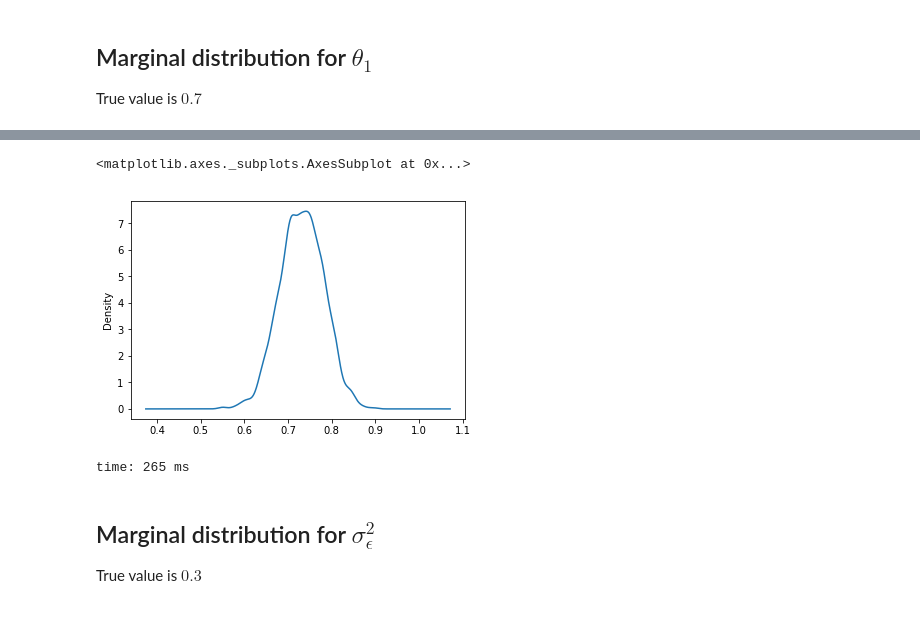
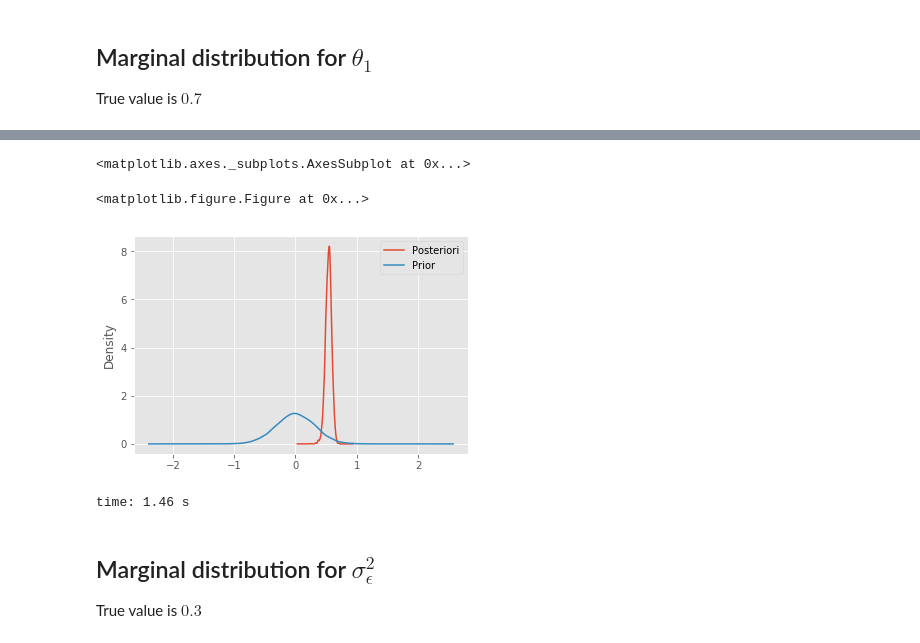
Before and after one commit to pedrobraz1990/BayesianEconometrics, a Jupyter notebook: FinalPaper.ipynb, the cells around one changed output, grey strips where cells are left out. Saved outputs shown, nothing was run; the diff lists cells and outputs as text; code cells hidden in the pictures.

```diff
--- a/FinalPaper.ipynb
+++ b/FinalPaper.ipynb
@@ -333,14 +337,21 @@ $$\sigma^2_\omega \sim \chi_2(1)$$
 def posterior(theta,priorMeans, priorVariances):
 
     i=0
-    temp = norm.pdf(theta[i],priorMeans[i],priorVariances[i])
+    priors = []
+    priors.append(norm.pdf(theta[i],priorMeans[i],priorVariances[i]))
+    priors.append(chi2.pdf(theta[1],1))
+    priors.append(chi2.pdf(theta[2],1))
+    priors.append(chi2.pdf(theta[3],1))
+
+
+    temp = priors[i]
     for i in range(1,3+1):
-        temp *= chi2.pdf(theta[i],1)
+        temp *= priors[i]
 
     ll = wrapper(theta)
 
 
 #     ll *= 10e-200
 #     print(ll)
-    return ll * temp
+    return {'post' : ll * temp, 'priors' : np.array(priors)}
 # %% [output]
@@ -392,19 +403,22 @@ Guess $\theta^{(0)}$ and for $i=0$ until $n$:
 
 We use the logarithmic transformations for all variance parameters
 # %%
-def randomWalkMH(sample,burn, initialTheta, randomWalkSigmas,priorMeans,priorVariances):
+def randomWalkMH(sample,burn, initialTheta,
+                 randomWalkSigmas,priorMeans,priorVariances):
 
     thetaMH = []
     accept = np.zeros([sample])
     posts = np.zeros([sample])
     rs = []
     thetaMH.append(initialTheta)
+    priors = np.zeros([sample,4])
 
     thetastemps = []
     disturbances = []
 
     for i in range(1,sample):
-        disturbance = np.multiply(np.random.randn(thetaMH[0].shape[0]),randomWalkSigmas)
+        disturbance = np.multiply(np.random.randn(thetaMH[0].shape[0]),
+                                  randomWalkSigmas)
     #     disturbance[1:] = np.exp(disturbance[1:]) #problema está aqui
     #     print(disturbance)
         thetaTemp = thetaMH[i-1].copy()
@@ -417,7 +431,7 @@ def randomWalkMH(sample,burn, initialTheta, randomWalkSigmas,priorMeans,priorVar
     #     print(thetastemps[i-1])
     #     thetaTemp = (temp)
         tempPost = posterior(thetaTemp,priorMeans, priorVariances)
-        lalpha = np.log(tempPost) - np.log(posts[i-1])
+        lalpha = np.log(tempPost['post']) - np.log(posts[i-1])
         r = np.min([1, np.exp(lalpha)])
         rs.append(r)
         u = np.random.uniform()
@@ -425,15 +439,18 @@ def randomWalkMH(sample,burn, initialTheta, randomWalkSigmas,priorMeans,priorVar
         if u < r:
             accept[i] = 1
             thetaMH.append(thetaTemp.copy())
-            posts[i] = tempPost.copy()
+            posts[i] = tempPost['post'].copy()
+            priors[i] = tempPost['priors'].copy()
         else:
             thetaMH.append(thetaMH[i-1].copy())
             posts[i] = posts[i-1].copy()
+            priors[i] = priors[i-1].copy()
 
     post = pd.DataFrame(thetaMH)
     return {'posterior' : post[burn:],
 #             'post'
             'accept' : accept,
             'disturbances' : pd.DataFrame(disturbances),
-           'rs' : pd.DataFrame(rs)}
+           'rs' : pd.DataFrame(rs),
+           'priors': pd.DataFrame(priors)}
 # %% [output]
@@ -444,14 +461,14 @@ initialTheta = np.array([0.3,initialSigmas,initialSigmas,initialSigmas])
 # %% [output]
 time: 5.01 ms
 # %%
-sample = 5000
+sample = 20000
 
 sigma = 0.1
 randomWalkSigmas = np.array([0.1,sigma,sigma,sigma])
 
 priorMeans = np.array([0,0,0,0])
 
-priorVariances = 3 * np.ones(4)
+priorVariances = np.array([0.1,1,1,1])
 
 mcmc = randomWalkMH(sample = sample,
                  burn = 1000,
@@ -501,9 +514,19 @@ time: 2 ms
-# %%
-mcmc['posterior'][par].plot.density()
-# %% [output]
-<matplotlib.axes._subplots.AxesSubplot at 0x...>
-[figure, removed]
-time: 265 ms
+# %%
+plt.figure()
+# mcmc['posterior'][par].plot.density()
+prior = pd.DataFrame(np.random.normal(loc=priorMeans[par]
+                                      ,scale=priorVariances[par] ** 0.5
+                                      ,size=mcmc['posterior'][par].shape[0]))
+prior.columns = ['Prior']
+poster = pd.DataFrame(mcmc['posterior'][par])
+poster.columns = ['Posteriori']
+pd.concat([poster, prior], axis=1).plot.density()
+# pd.DataFrame(norm.pdf(np.arange(-3,3,0.1))).plot()
+# %% [output]
+<matplotlib.axes._subplots.AxesSubplot at 0x...>
+<matplotlib.figure.Figure at 0x...>
+[figure, added]
+time: 1.46 s
 # %% [markdown]
 ## Marginal distribution for $\sigma^2_\epsilon$
 
```
Also changed, not shown: parts of 42 cells of this notebook.
